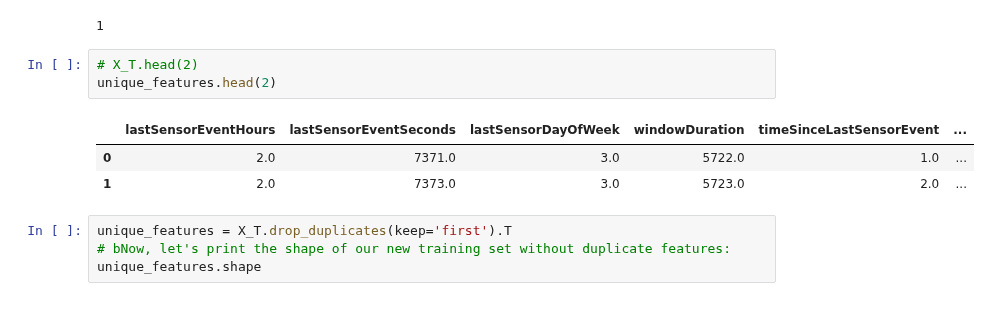
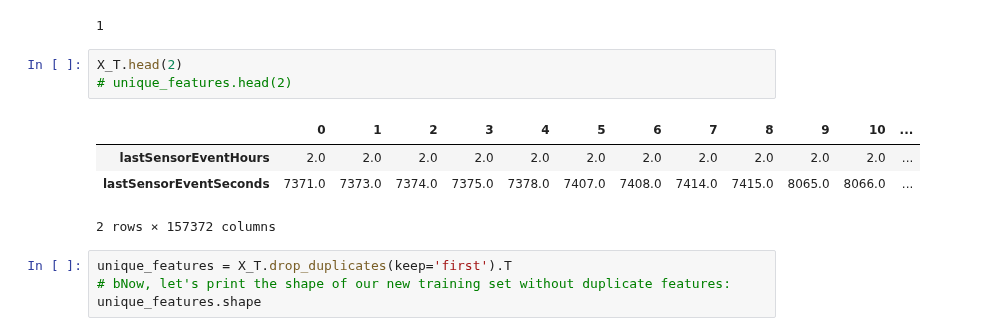
Before and after one commit to sylvas-j/ML, a Jupyter notebook: Tensorflow_works/SmartHome_ModelProcess.ipynb, the cells around one changed output. Cells and saved outputs as stored; diff of their text form.

```diff
--- a/Tensorflow_works/SmartHome_ModelProcess.ipynb
+++ b/Tensorflow_works/SmartHome_ModelProcess.ipynb
@@ -168,12 +244,13 @@ print(X_T.duplicated().sum())
 # %% [output]
 1
 # %%
-# X_T.head(2)
-unique_features.head(2)
+X_T.head(2)
+# unique_features.head(2)
 # %% [output]
-|  | lastSensorEventHours | lastSensorEventSeconds | lastSensorDayOfWeek | windowDuration | timeSinceLastSensorEvent | ... |
-| 0 | 2.0 | 7371.0 | 3.0 | 5722.0 | 1.0 | ... |
-| 1 | 2.0 | 7373.0 | 3.0 | 5723.0 | 2.0 | ... |
+|  | 0 | 1 | 2 | 3 | 4 | 5 | 6 | 7 | 8 | 9 | 10 | ... |
+| lastSensorEventHours | 2.0 | 2.0 | 2.0 | 2.0 | 2.0 | 2.0 | 2.0 | 2.0 | 2.0 | 2.0 | 2.0 | ... |
+| lastSensorEventSeconds | 7371.0 | 7373.0 | 7374.0 | 7375.0 | 7378.0 | 7407.0 | 7408.0 | 7414.0 | 7415.0 | 8065.0 | 8066.0 | ... |
+2 rows × 157372 columns
 # %%
 unique_features = X_T.drop_duplicates(keep='first').T
 # bNow, let's print the shape of our new training set without duplicate features:
```
Also changed, not shown: parts of 17 cells of this notebook.
